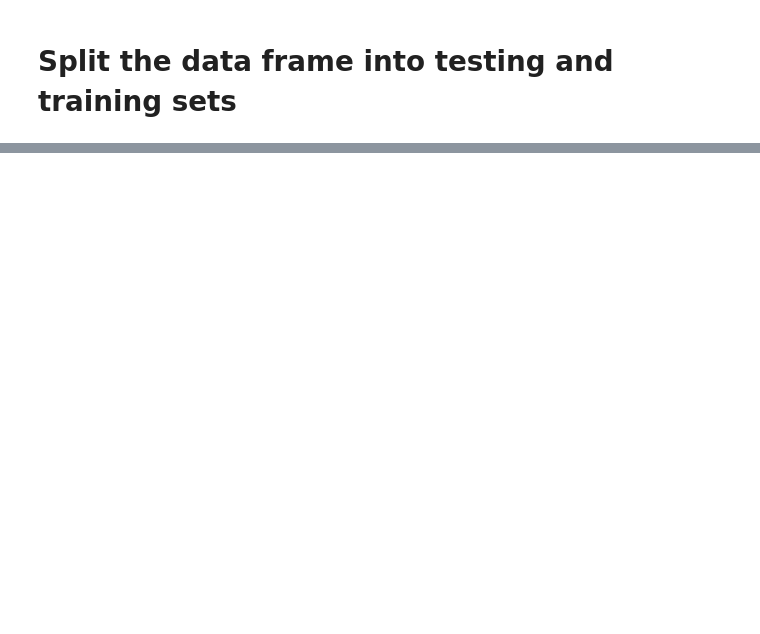
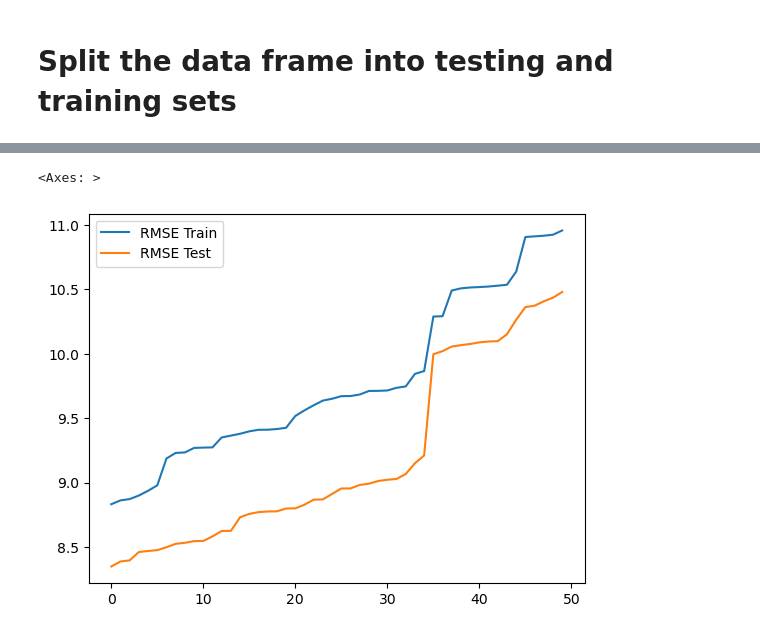
Before and after one commit to clarka34/12_machine_learning, a Jupyter notebook: ML1 - Intro/ml1_pipeline.ipynb, the cells around one changed output, grey strips where cells are left out. Cells and saved outputs as stored; diff of their text form; code cells hidden in the pictures; blank space fills up the shorter version.

```diff
--- a/ML1 - Intro/ml1_pipeline.ipynb
+++ b/ML1 - Intro/ml1_pipeline.ipynb
@@ -166,0 +481,18 @@ encoded_df
+# %%
+max_depth = [int(x) for x in np.linspace(10, 110, num = 11)]
+max_depth.append(None)
+min_samples_leaf = [20, 50, 100]
+learning_rate = [0.1, 0.5, 1]
+
+random_grid = {'hgb__learning_rate': learning_rate, 'hgb__max_depth': max_depth,
+               'hgb__min_samples_leaf': min_samples_leaf}
+# %%
+gs_hgb = RandomizedSearchCV(model_hgb, random_grid, cv=3, n_iter=50,
+                           scoring='neg_mean_squared_error',
+                           return_train_score=True, n_jobs=-1)
+
+gs_hgb.fit(X_train, y_train)
+
+gs_hgb_results = pd.DataFrame(gs_hgb.cv_results_)
+
+print("Meilleurs paramètres :", gs_hgb.best_params_)
@@ -166,0 +521,15 @@ encoded_df
+# %%
+gs_hgb_results['RMSE Train'] = np.sqrt(-gs_hgb_results['mean_test_score'])
+
+for ind, val in enumerate(gs_hgb_results.index):
+    learning_rate = gs_hgb_results.loc[ind, 'params']['hgb__learning_rate']
+    max_depth = gs_hgb_results.loc[ind, 'params']['hgb__max_depth']
+    min_leaf = gs_hgb_results.loc[ind, 'params']['hgb__min_samples_leaf']
+    model_hgb = Pipeline([
+        ('preprocessing', preprocessor),
+        ('hgb', HistGradientBoostingRegressor(learning_rate=learning_rate, max_depth=max_depth, min_samples_leaf=min_leaf))
+    ])
+    model_hgb.fit(X_train, y_train)
+    y_pred_test = model_hgb.predict(X_test)
+    mse_test = mean_squared_error(y_test, y_pred_test)
+    gs_hgb_results.loc[ind, 'RMSE Test'] = np.sqrt(mse_test)
@@ -166,0 +542,2 @@ encoded_df
+# %%
+gs_hgb_results['Percent Difference'] = (gs_hgb_results['RMSE Train']-gs_hgb_results['RMSE Test']) / gs_hgb_results['RMSE Train'] * 100
@@ -166,0 +565,7 @@ encoded_df
+# %%
+fig, ax = plt.subplots()
+gs_hgb_results.sort_values(by=['RMSE Train', 'RMSE Test'])[['RMSE Train']].reset_index(drop=True).plot(ax=ax)
+gs_hgb_results.sort_values(by=['RMSE Test', 'RMSE Test'])[['RMSE Test']].reset_index(drop=True).plot(ax=ax)
+# %% [output]
+<Axes: >
+[figure, added]
```
Also changed, not shown: parts of 70 cells of this notebook, 5 other files.
